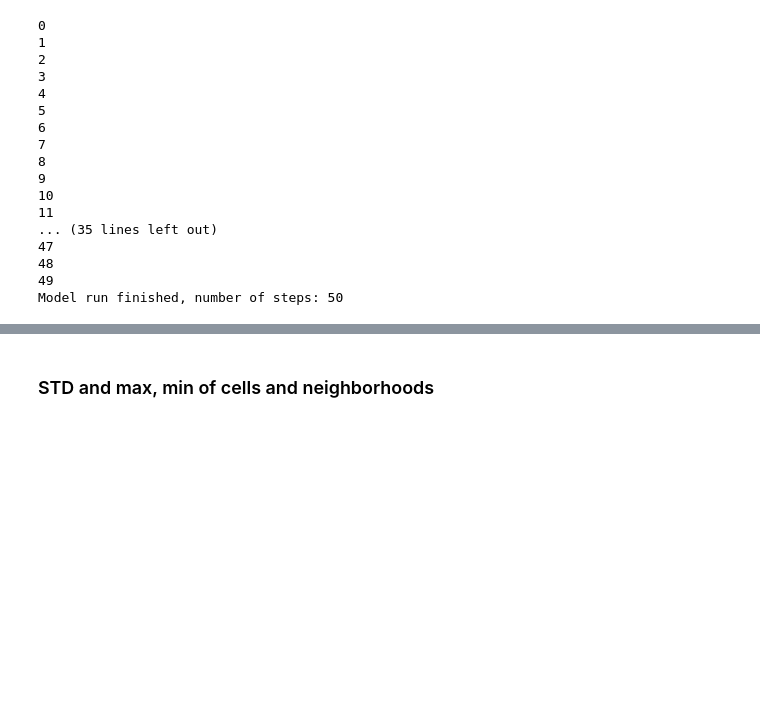
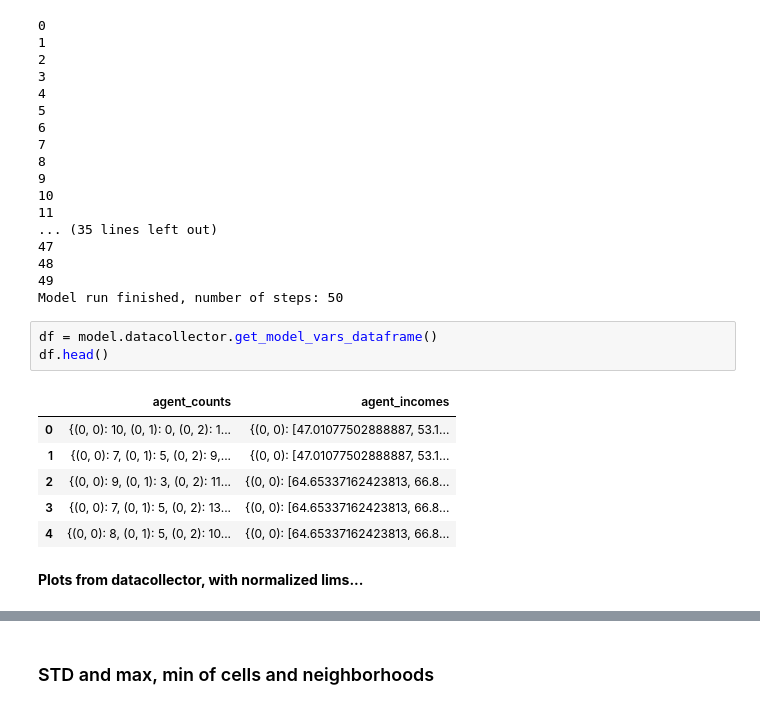
Before and after one commit to AnnedeKoeijer/Schelling_reloaded_2.0, a Jupyter notebook: notebooks/analysis04.ipynb, the cells around one changed output, grey strips where cells are left out. Saved outputs shown, nothing was run; the diff lists cells and outputs as text; blank space fills up the shorter version.

```diff
--- a/notebooks/analysis04.ipynb
+++ b/notebooks/analysis04.ipynb
@@ -38,3 +41,15 @@ model.run_model(step_count = total_steps)
 48
 49
 Model run finished, number of steps: 50
+# %%
+df = model.datacollector.get_model_vars_dataframe()
+df.head()
+# %% [output]
+|  | agent_counts | agent_incomes |
+| 0 | {(0, 0): 10, (0, 1): 0, (0, 2): 1... | {(0, 0): [47.01077502888887, 53.1... |
+| 1 | {(0, 0): 7, (0, 1): 5, (0, 2): 9,... | {(0, 0): [47.01077502888887, 53.1... |
+| 2 | {(0, 0): 9, (0, 1): 3, (0, 2): 11... | {(0, 0): [64.65337162423813, 66.8... |
+| 3 | {(0, 0): 7, (0, 1): 5, (0, 2): 13... | {(0, 0): [64.65337162423813, 66.8... |
+| 4 | {(0, 0): 8, (0, 1): 5, (0, 2): 10... | {(0, 0): [64.65337162423813, 66.8... |
+# %% [markdown]
+**Plots from datacollector, with normalized lims...**
```
Also changed, not shown: parts of 7 cells of this notebook, 1 other file.
